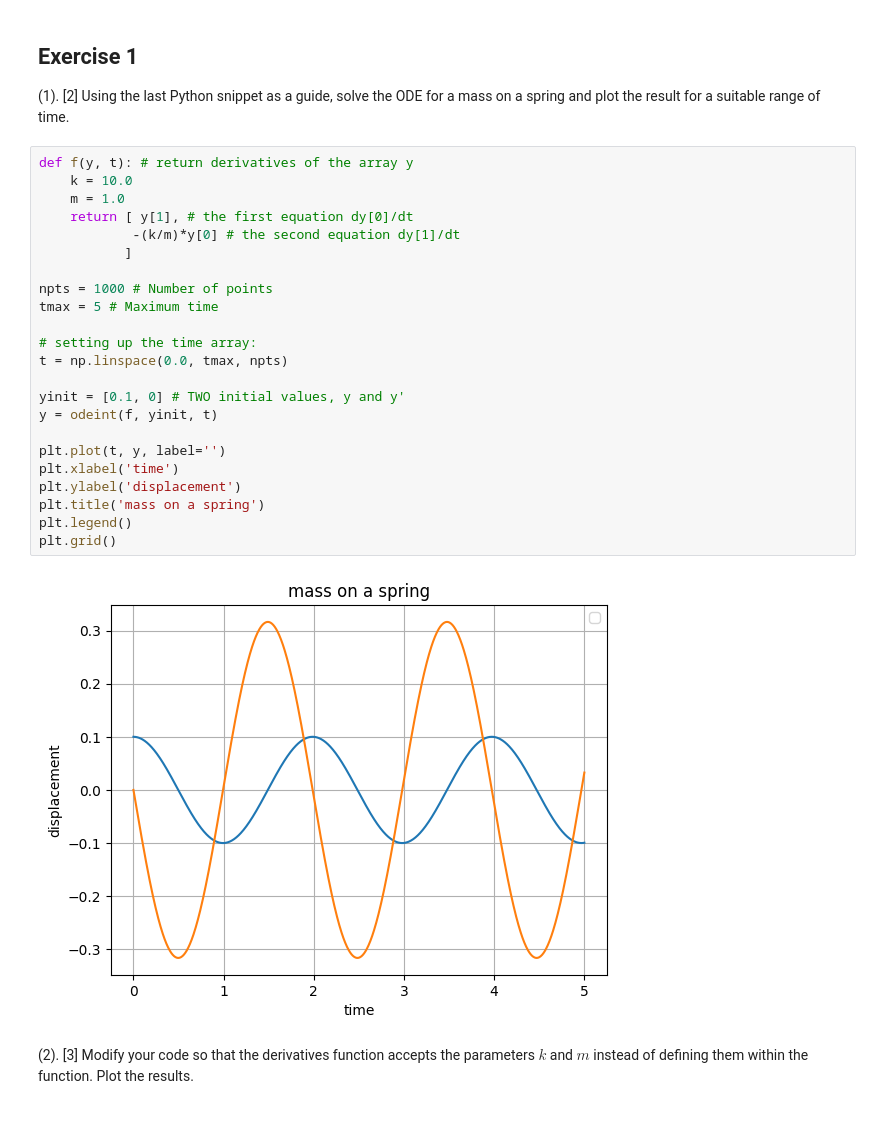
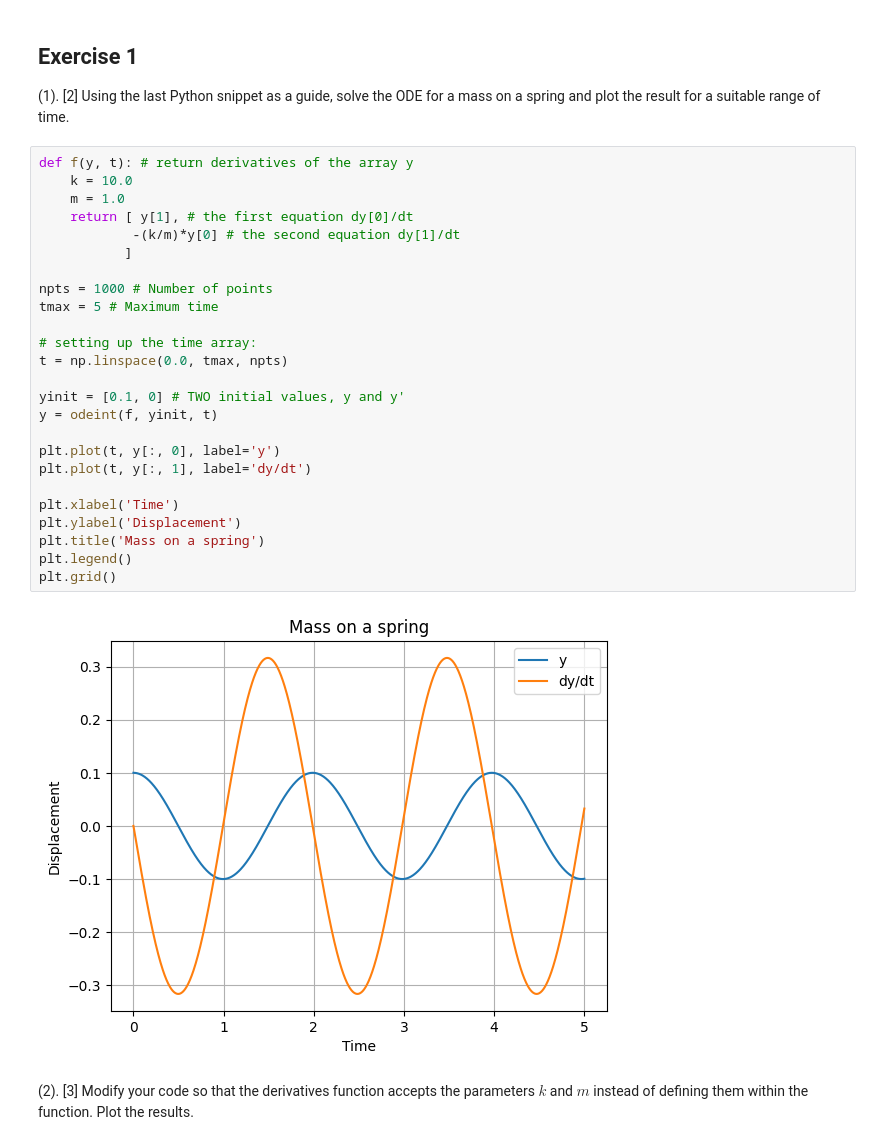
Before and after one commit to PX2145-2025/week-8-b-Finlay-Hall, a Jupyter notebook: ODEs.ipynb, the cells around one changed output. Drawn from its saved outputs; the diff is of its cells as text.

```diff
--- a/ODEs.ipynb
+++ b/ODEs.ipynb
@@ -191,28 +191,30 @@ This must be marked before you leave the lab. Mark weighting is in brackets. **S
 # %%
 def f(y, t): # return derivatives of the array y
     k = 10.0
     m = 1.0
     return [ y[1], # the first equation dy[0]/dt
             -(k/m)*y[0] # the second equation dy[1]/dt
            ]
 
 npts = 1000 # Number of points
 tmax = 5 # Maximum time
 
 # setting up the time array:
 t = np.linspace(0.0, tmax, npts)
 
 yinit = [0.1, 0] # TWO initial values, y and y'
 y = odeint(f, yinit, t)
 
-plt.plot(t, y, label='')
-plt.xlabel('time')
-plt.ylabel('displacement')
-plt.title('mass on a spring')
+plt.plot(t, y[:, 0], label='y')
+plt.plot(t, y[:, 1], label='dy/dt')
+
+plt.xlabel('Time')
+plt.ylabel('Displacement')
+plt.title('Mass on a spring')
 plt.legend()
 plt.grid()
 # %% [output]
-[figure, old version]
+[figure, new version]
 # %% [markdown]
  (2). [3] Modify your code so that the derivatives function accepts the parameters $k$ and $m$ instead of defining them within the function. Plot the results.
 # %%
```
Also changed, not shown: parts of 5 cells of this notebook.
